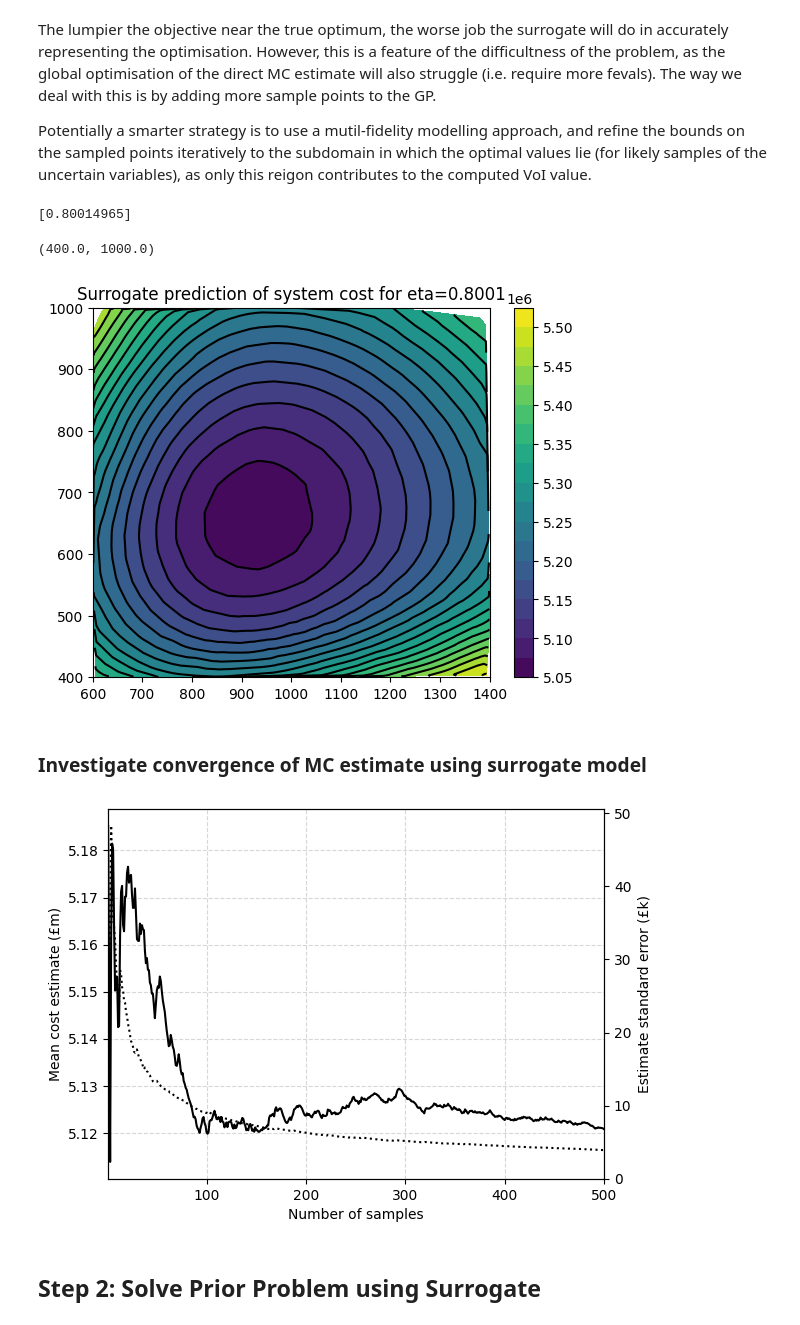
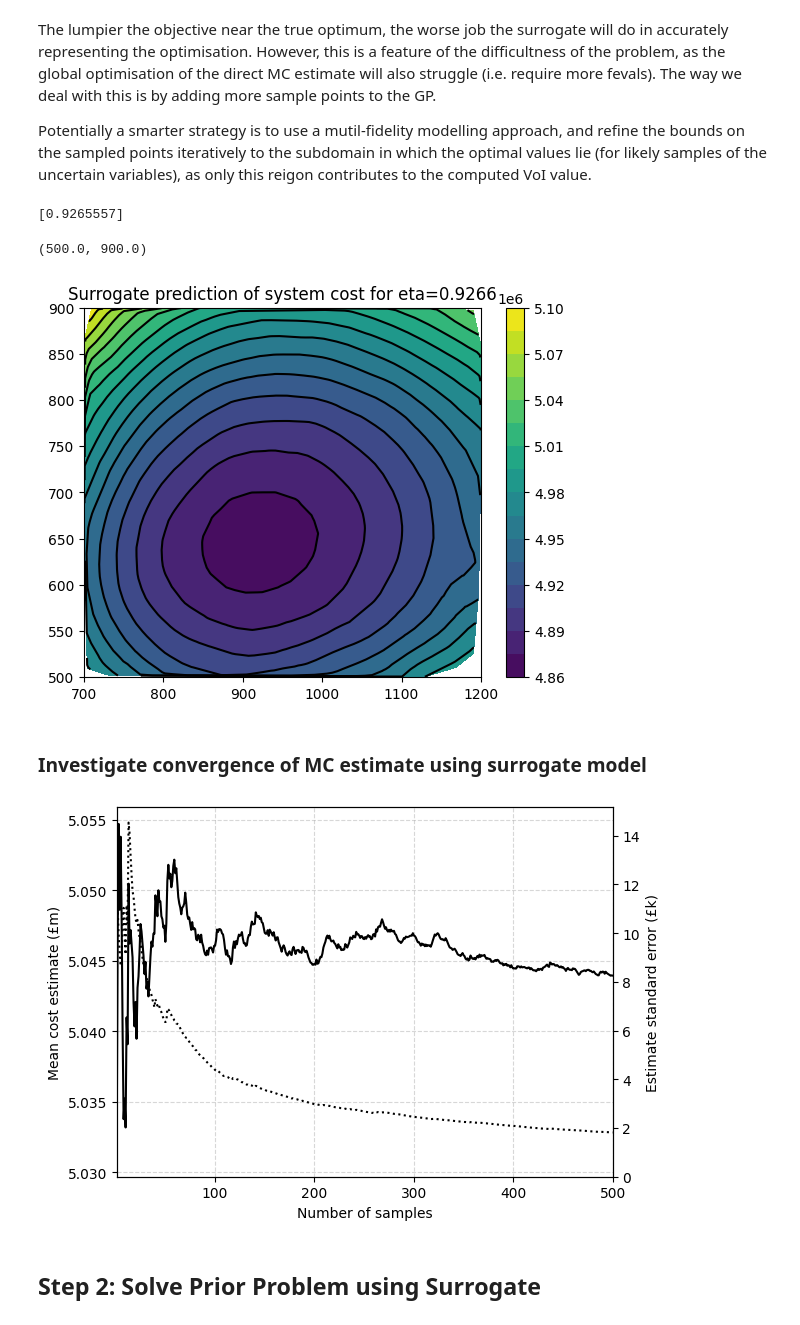
Before and after one commit to mal84emma/VoI-in-CAS, a Jupyter notebook: VoI_via_GPs.ipynb, the cells around one changed output. Cells and saved outputs as stored; diff of their text form; code cells hidden in the pictures.

```diff
--- a/VoI_via_GPs.ipynb
+++ b/VoI_via_GPs.ipynb
@@ -79,8 +79,8 @@ seed = 42
 n_samples = 1000 # increase for final results
 
 # Space filling sampling of action sub-space using Latin Hypercube
-lower_bounds = np.array([*[6e2]*len(ids),*[4e2]*len(ids)])
-upper_bounds = np.array([*[1.4e3]*len(ids),*[1e3]*len(ids)])
+lower_bounds = np.array([*[7e2]*len(ids),*[5e2]*len(ids)])
+upper_bounds = np.array([*[1.2e3]*len(ids),*[9e2]*len(ids)])
 
 action_sampler = qmc.LatinHypercube(d=len(ids)*2)
 action_samples = action_sampler.random(n=n_samples)
@@ -109,7 +109,7 @@ space_sample_costs = parallel_task(multi_proc_constr_and_eval_system, mproc_args
 # %%
 # Train Gaussian Process surrogate.
 
-length_scale_init_guess = [*[100]*len(ids),*[50]*len(ids),*[0.1]*len(ids)]
+length_scale_init_guess = [*[50]*len(ids),*[40]*len(ids),*[0.1]*len(ids)]
 kernel = 1 * gp.kernels.RBF(length_scale=np.array(length_scale_init_guess))
 gp_surrogate = gp.GaussianProcessRegressor(kernel=kernel,normalize_y=True, n_restarts_optimizer=5)
 gp_surrogate.fit(space_samples, space_sample_costs)
@@ -166,29 +166,30 @@ Potentially a smarter strategy is to use a mutil-fidelity modelling approach, an
 # %%
 # Compute cost predicted by surrogate model for specific eta.
 se_cost_predictions = []
 eta_sample = np.random.normal(loc=mu,scale=sigma,size=(len(ids)))
+eta_sample = np.clip(eta_sample,0,1)
 
 for sample in tqdm(action_predict_samples):
     predict_points = np.hstack([sample,eta_sample])
     mean_prediction = gp_surrogate.predict([predict_points])
     se_cost_predictions.append(np.mean(mean_prediction))
 
 print(eta_sample)
 
 # Plot estatimate mean cost prediction from surrogate.
 assert len(ids) == 1
 
 n_levels = 20
 
 fig, ax = plt.subplots()
 triang = tri.Triangulation(action_predict_samples[:,0],action_predict_samples[:,1])
 tcf = ax.tricontourf(triang,se_cost_predictions,levels=n_levels)
 ax.tricontour(triang, se_cost_predictions,levels=n_levels, colors='k')
 fig.colorbar(tcf)
 ax.set_title(f"Surrogate prediction of system cost for eta=%s"%round(eta_sample[0],4))
 ax.set_xlim(lower_bounds[0],upper_bounds[0])
 ax.set_ylim(lower_bounds[1],upper_bounds[1])
 # %% [output]
-[0.80014965]
+[0.9265557]
-(400.0, 1000.0)
+(500.0, 900.0)
-[figure, old version]
+[figure, new version]
@@ -225,7 +223,7 @@ min_ax_abs.set_ylim(0)
 
 plt.show()
 # %% [output]
-[figure, old version]
+[figure, new version]
 # %% [markdown]
 ## Step 2: Solve Prior Problem using Surrogate
 # %%
```
Also changed, not shown: parts of 20 cells of this notebook.
